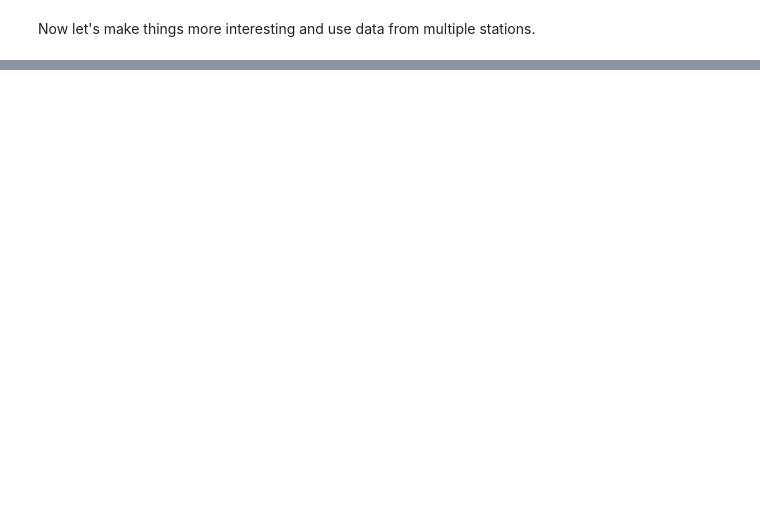
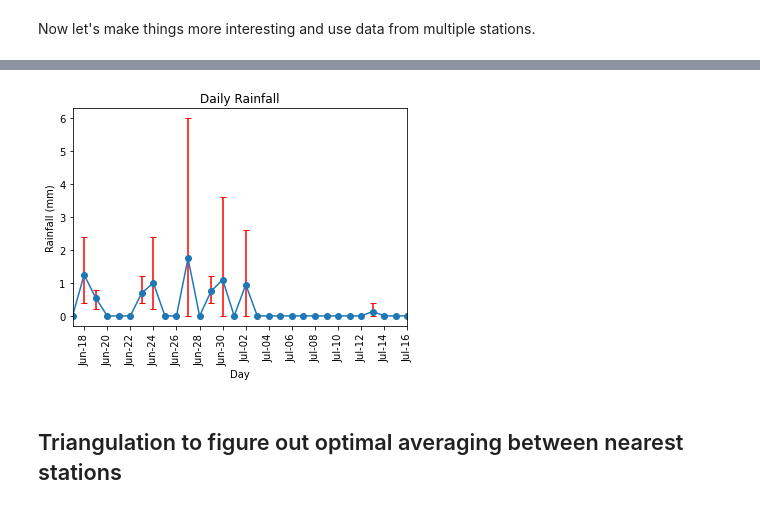
Before and after one commit to timcornelissen/rainfall, a Jupyter notebook: Rainfall.ipynb, the cells around one changed output, grey strips where cells are left out. Saved outputs shown, nothing was run; the diff lists cells and outputs as text; code cells hidden in the pictures; blank space fills up the shorter version.

```diff
--- a/Rainfall.ipynb
+++ b/Rainfall.ipynb
@@ -92,0 +97,21 @@ _=rainfall_plot(datas)
+# %%
+def rainfall_plot(data, average = False):
+    fig, ax = plt.subplots()
+
+    if average:
+        data_mean = data.mean(axis=1)
+        ymin = data_mean - data.min(axis=1)
+        ymax = data.max(axis=1) - data_mean
+        data_mean.plot(ax=ax,yerr= (ymin,ymax),marker='o', capsize=3, ecolor='r')
+    else:
+        data.plot(ax=ax)
+
+    ax.tick_params(axis='x', which='both', bottom=False, labelbottom=False)
+    ax.xaxis.set_major_locator(DayLocator(interval=2))
+    ax.xaxis.set_major_formatter(DateFormatter("%b-%d"))
+    ax.tick_params(axis="x", labelrotation= 90, bottom=True,labelbottom=True)
+
+    ax.set_title('Daily Rainfall')
+    ax.set_ylabel('Rainfall (mm)')
+    ax.set_xlabel('Day')
+    return ax
@@ -92,0 +139,28 @@ _=rainfall_plot(datas)
+# %%
+def postcode_lookup(postcode):
+    # https://api.postcodes.io/
+    url = "https://api.postcodes.io/postcodes/"+postcode
+    response = json.loads(requests.get(url).text)
+    return (response['result']['longitude'],response['result']['latitude'])
+# %%
+def find_stations(latlong,dist=10):
+    lat = str(latlong[1])
+    long = str(latlong[0])
+    dist = str(dist)
+
+    data_url = "https://environment.data.gov.uk/flood-monitoring/id/stations"
+    url_param = "?parameter=rainfall&lat="+ lat + "&long="+ long+ "&dist="
+
+    url = data_url + url_param + dist
+
+    response = json.loads(requests.get(url).text)
+    data = pd.DataFrame(response['items'])
+    return data['notation']
+# %%
+stations = find_stations(postcode_lookup('NW36TY'),10)
+datas = load_multiple(stations,N_days)
+_=rainfall_plot(datas,average=True)
+# %% [output]
+[figure, added]
+# %% [markdown]
+## Triangulation to figure out optimal averaging between nearest stations
```
Also changed, not shown: parts of 6 cells of this notebook.
